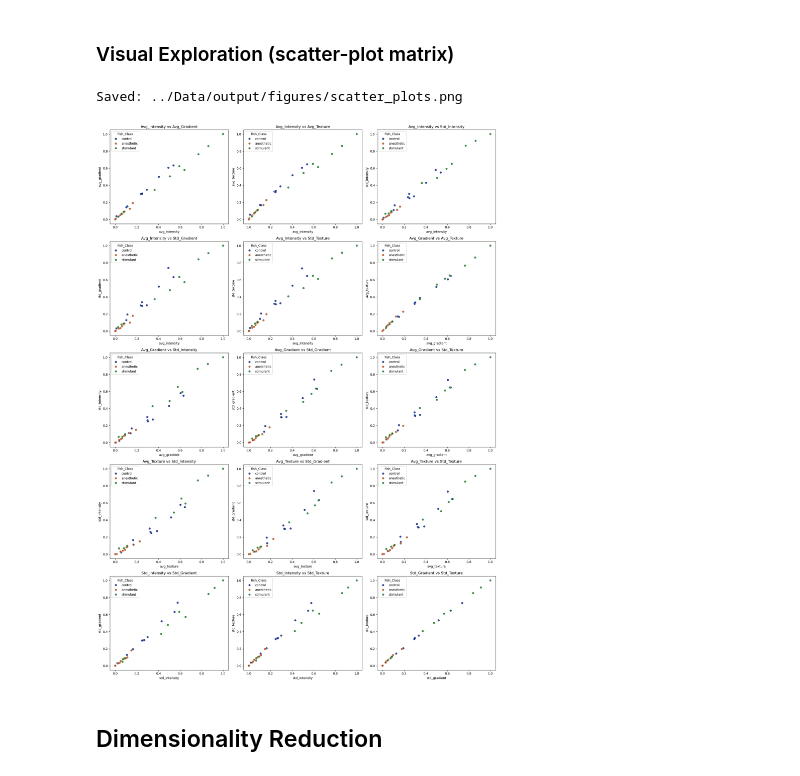
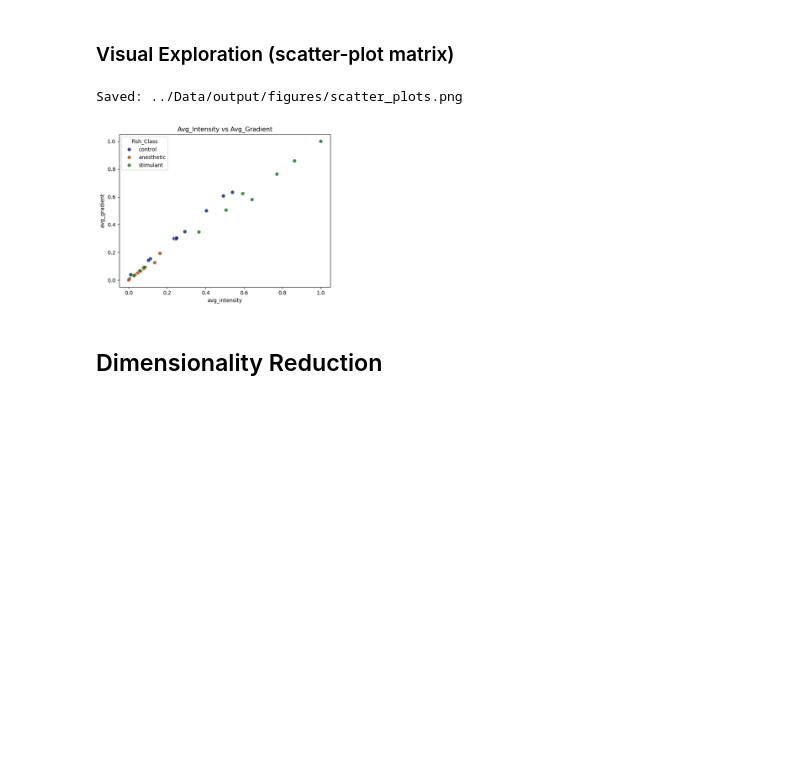
Before and after one commit to arlemoine/CMPS451_Project, a Jupyter notebook: Notebooks/PA4.ipynb, the cells around one changed output. Drawn from its saved outputs; the diff is of its cells as text; code cells hidden in the pictures; blank space fills up the shorter version.

```diff
--- a/Notebooks/PA4.ipynb
+++ b/Notebooks/PA4.ipynb
@@ -302,7 +302,11 @@ def plot_scatter_pairs(df, numeric_columns, class_column, figure_dir, filename='
     fig, axes = plt.subplots(n_rows, n_cols, figsize=(6*n_cols, 5*n_rows))
 
     # Flatten axes array for easy indexing
-    axes = axes.flatten() if n_plots > 1 else [axes]
+    # Ensure axes is always a 1D list of Axes objects
+    if isinstance(axes, np.ndarray):
+        axes = axes.flatten()
+    else:
+        axes = [axes]
 
     for idx, ((x_col, y_col), ax) in enumerate(zip(scatter_pairs, axes)):
         sns.scatterplot(
@@ -660,7 +668,7 @@ plt.show()
 high_corr_pairs = [
     (a, b, corr.loc[a, b])
     for a, b in combinations(feature_cols, 2)
-    if abs(corr.loc[a, b]) >= 0.85
+    if abs(corr.loc[a, b]) >= 0.992
 ]
 print('Highly correlated pairs (|r| >= 0.85):')
 print(high_corr_pairs if high_corr_pairs else 'None')
@@ -679,10 +687,10 @@ Selected features after dropping redundant: ['avg_intensity']
 # %%
 # Scatter-plot matrix for selected (non-redundant) features
 # Duplicate call of plot_scatter_pairs from above. Done for completeness.
-plot_scatter_pairs(df_norm, feature_cols, class_column='fish_class', figure_dir=output_figures_dir, s=50, alpha=0.8, palette='dark', n_cols=3)
+plot_scatter_pairs(df_norm, selected_features, class_column='fish_class', figure_dir=output_figures_dir, s=50, alpha=0.8, palette='dark', n_cols=3)
 # %% [output]
 Saved: ../Data/output/figures/scatter_plots.png
-[figure, old version]
+[figure, new version]
 # %% [markdown]
 ## Dimensionality Reduction
 # %% [markdown]
```
Also changed, not shown: parts of 3 cells of this notebook, 3 other files.
